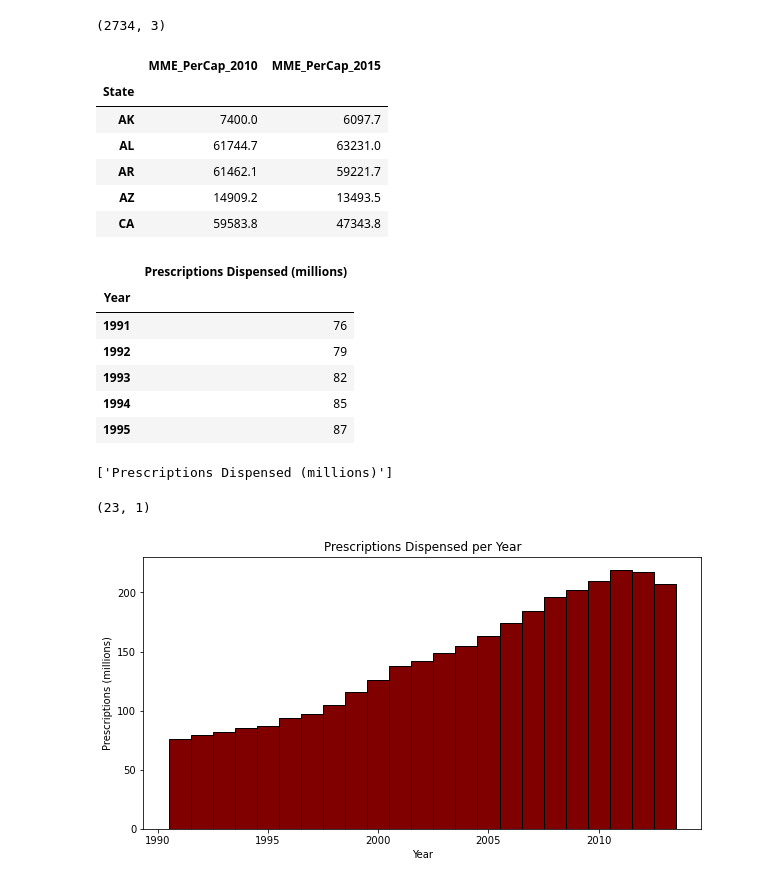
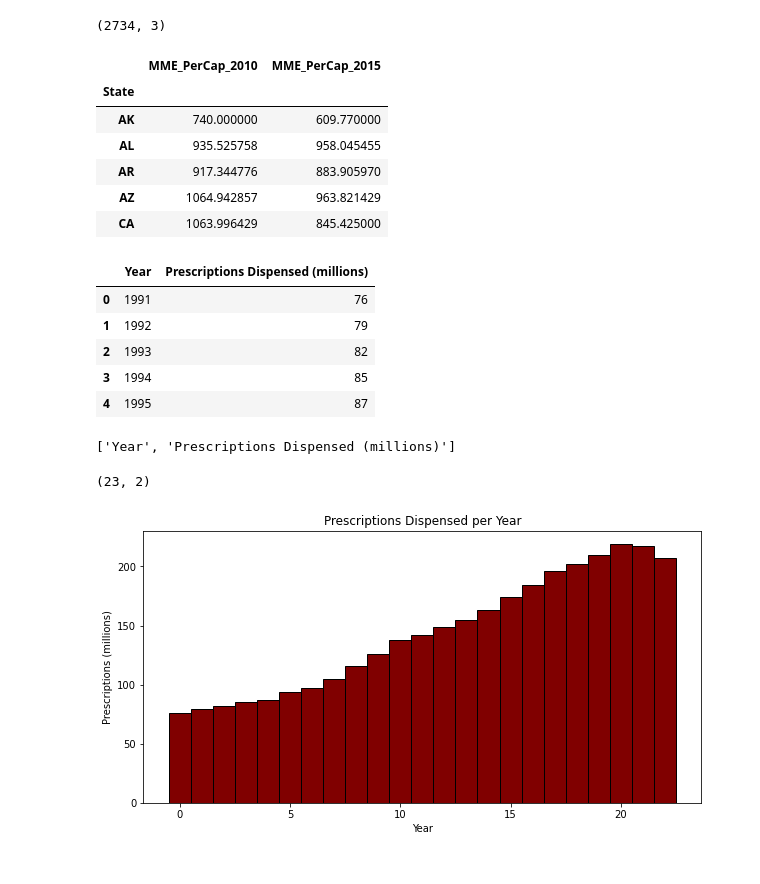
Before and after one commit to whh96/Opioid_DataDive, a Jupyter notebook: Opioid_DataDiveV2.ipynb, the cells around one changed output. Cells and saved outputs as stored; diff of their text form; code cells hidden in the pictures.

```diff
--- a/Opioid_DataDiveV2.ipynb
+++ b/Opioid_DataDiveV2.ipynb
@@ -154,48 +133,47 @@ df_2_1 = df_2.groupby(['State'])['MME_PerCap_2010', 'MME_PerCap_2015'].apply(np.
 # %%
-df_2_1.head()
+df2.head()
 # %% [output]
 |  | MME_PerCap_2010 | MME_PerCap_2015 |
 | State |  |  |
-| AK | 7400.0 | 6097.7 |
-| AL | 61744.7 | 63231.0 |
-| AR | 61462.1 | 59221.7 |
-| AZ | 14909.2 | 13493.5 |
-| CA | 59583.8 | 47343.8 |
+| AK | 740.000000 | 609.770000 |
+| AL | 935.525758 | 958.045455 |
+| AR | 917.344776 | 883.905970 |
+| AZ | 1064.942857 | 963.821429 |
+| CA | 1063.996429 | 845.425000 |
 # %%
-df3 = pd.read_csv('opioid-prescriptions-dispensed-us-1991-2013.csv', index_col= 0)
+df3 = pd.read_csv('opioid-prescriptions-dispensed-us-1991-2013.csv')
 # %%
 df3.head()
 # %% [output]
-|  | Prescriptions Dispensed (millions) |
-| Year |  |
-| 1991 | 76 |
-| 1992 | 79 |
-| 1993 | 82 |
-| 1994 | 85 |
-| 1995 | 87 |
+|  | Year | Prescriptions Dispensed (millions) |
+| 0 | 1991 | 76 |
+| 1 | 1992 | 79 |
+| 2 | 1993 | 82 |
+| 3 | 1994 | 85 |
+| 4 | 1995 | 87 |
 # %%
 list(df3)
 # %% [output]
-['Prescriptions Dispensed (millions)']
+['Year', 'Prescriptions Dispensed (millions)']
 # %%
 df3.shape
 # %% [output]
-(23, 1)
+(23, 2)
 # %%
 data = df3
 
 prescriptions = df3["Prescriptions Dispensed (millions)"]
 
 fig = plt.figure(figsize = (10, 5))
 
 # creating the bar plot
-plt.bar(df3.index, prescriptions, color ='maroon',
+plt.bar(df3['Year'].index, prescriptions, color ='maroon',
         width = 1, edgecolor = "black")
 
 plt.xlabel("Year")
 plt.ylabel("Prescriptions (millions)")
 plt.title("Prescriptions Dispensed per Year")
 plt.show()
 # %% [output]
-[figure, old version]
+[figure, new version]
 # %%
```
Also changed, not shown: parts of 49 cells of this notebook.
